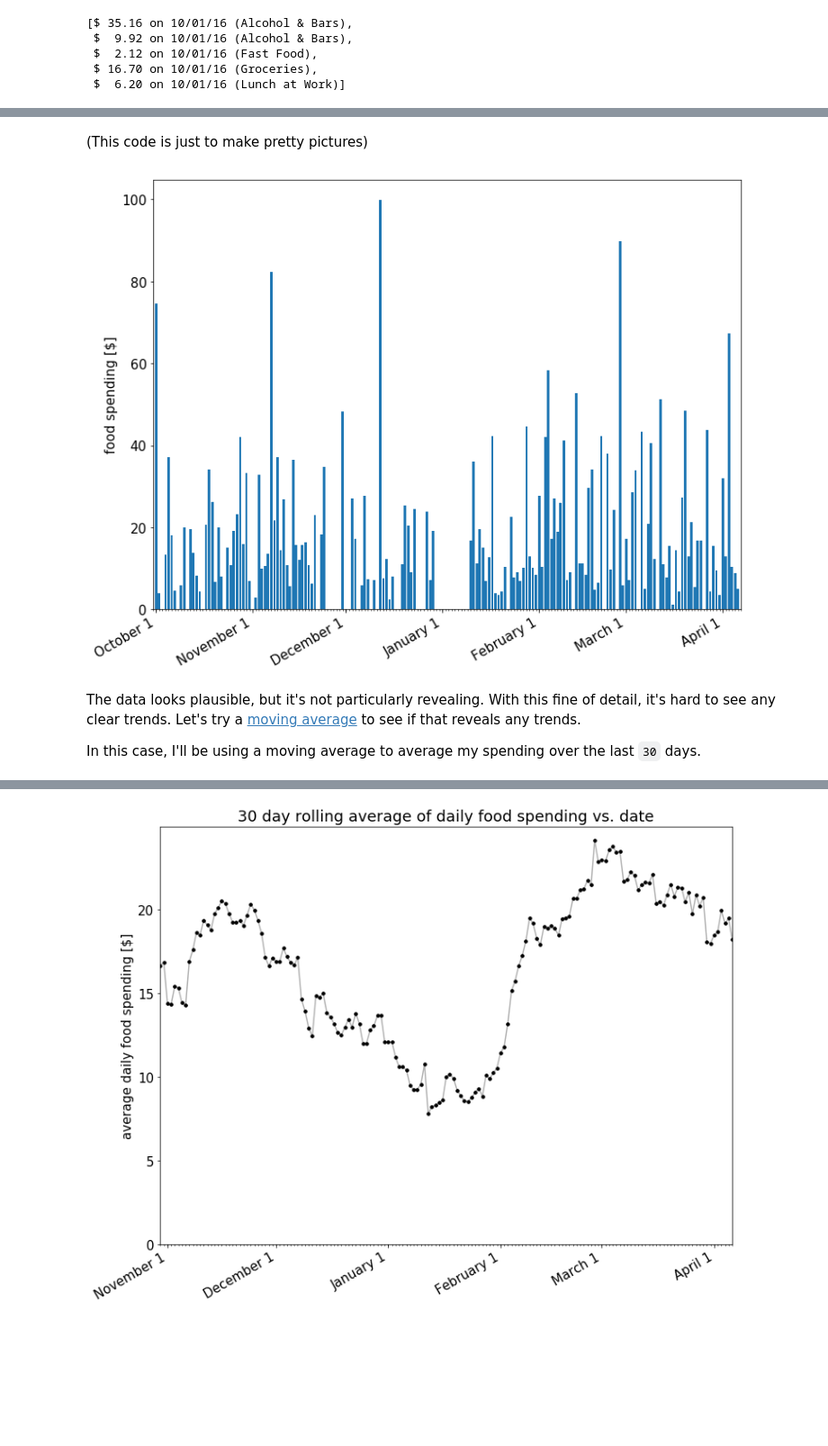
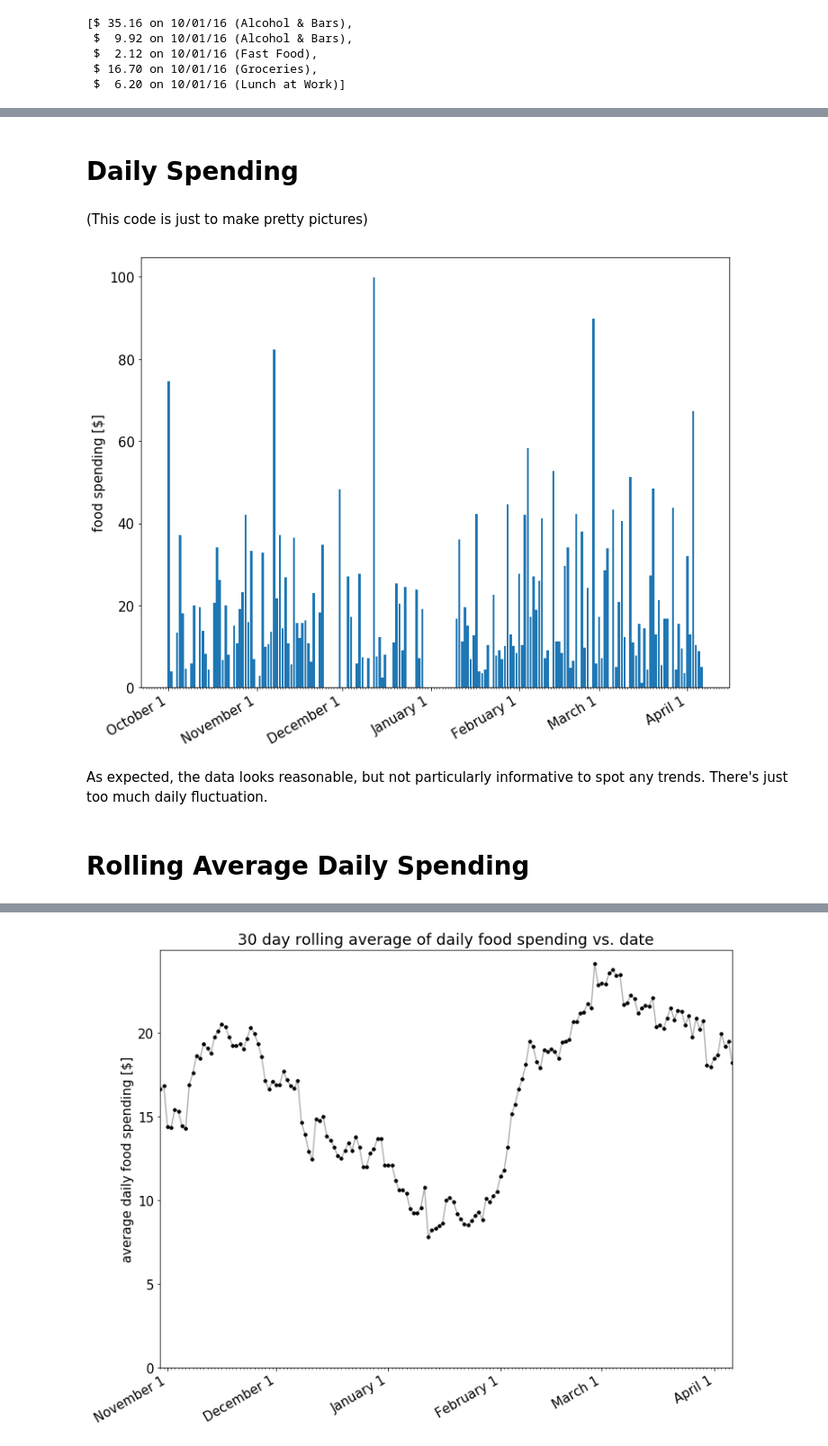
Before and after one commit to garth5689/garth5689.github.io, a Jupyter notebook: _drafts/dollars_to_doughnuts.ipynb, the cells around one changed output, grey strips where cells are left out. Shown at 90% size. Cells and saved outputs as stored; diff of their text form; code cells hidden in the pictures; blank space fills up the shorter version.

```diff
--- a/_drafts/dollars_to_doughnuts.ipynb
+++ b/_drafts/dollars_to_doughnuts.ipynb
@@ -153,27 +181,29 @@ daily_sums = []
 for date, transaction_group in grouped_transactions:
     dates.append(date)
     daily_sums.append(sum([trans.amount for trans in transaction_group]))
+# %% [markdown]
+# Daily Spending
 # %% [markdown]
 (This code is just to make pretty pictures)
 # %%
-days = mdates.DayLocator()
-months = mdates.MonthLocator()
-years = mdates.YearLocator()
-monthFmt = mdates.DateFormatter('%B %-d')
+def format_x_axis_dates(fig, ax):
+    days = mdates.DayLocator()
+    months = mdates.MonthLocator()
+    month_format = mdates.DateFormatter('%B %-d')
 
-fig, ax = plt.subplots(1)
-plt.ylabel("food spending [$]")
-fig.autofmt_xdate()
-ax.xaxis.set_major_locator(months)
-ax.xaxis.set_major_formatter(monthFmt)
-ax.xaxis.set_minor_locator(days)
-ax.set_xlim([dates[0]-timedelta(days=1),dates[-1]+timedelta(days=1)])
-
-ax.bar(dates, daily_sums)
-plt.show()
+    fig.autofmt_xdate()
+    ax.xaxis.set_major_locator(months)
+    ax.xaxis.set_major_formatter(month_format)
+    ax.xaxis.set_minor_locator(days)
-# %% [output]
-[figure, removed]
-# %% [markdown]
-The data looks plausible, but it's not particularly revealing.  With this fine of detail, it's hard to see any clear trends.  Let's try a [moving average](https://en.wikipedia.org/wiki/Moving_average) to see if that reveals any trends.
-
-In this case, I'll be using a moving average to average my spending over the last `30` days.
+# %%
+fig, ax = plt.subplots(1)
+ax.bar(dates, daily_sums)
+plt.ylabel("food spending [$]")
+format_x_axis_dates(fig, ax)
+plt.show()
+# %% [output]
+[figure, added]
+# %% [markdown]
+As expected, the data looks reasonable, but not particularly informative to spot any trends.  There's just too much daily fluctuation.
+# %% [markdown]
+# Rolling Average Daily Spending
```
Also changed, not shown: parts of 35 cells of this notebook, 10 other files.
